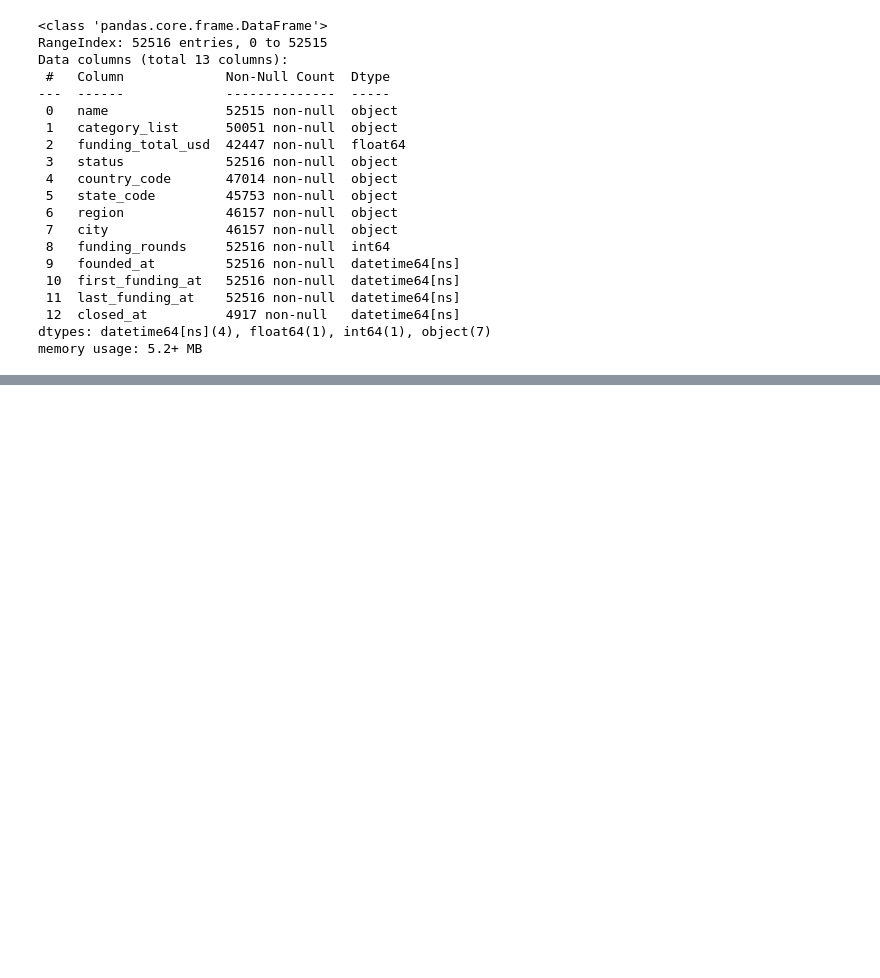
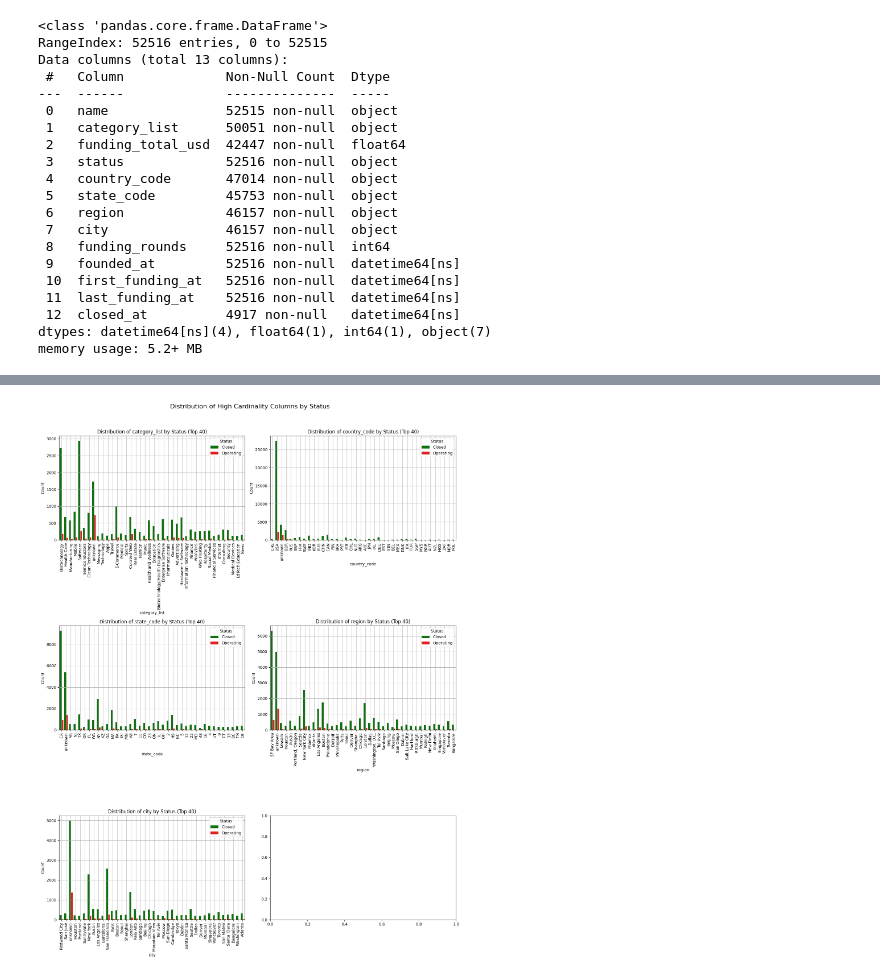
Before and after one commit to dsft54/startups, a Jupyter notebook: main.ipynb, the cells around one changed output, grey strips where cells are left out. Cells and saved outputs as stored; diff of their text form; code cells hidden in the pictures; blank space fills up the shorter version.

```diff
--- a/main.ipynb
+++ b/main.ipynb
@@ -315,0 +400,19 @@ Index(['3d', '3d printing', '3d technology', 'accounting', 'active lifestyle',
+# %%
+fig, axes = plt.subplots(nrows=(len(high_cardinality_columns) + 1) // 2, ncols=2, figsize=(15, 20))
+fig.suptitle('Distribution of High Cardinality Columns by Status', fontsize=16)
+
+for i, col in enumerate(high_cardinality_columns):
+    ax = axes[i // 2, i % 2]
+    top_values = data_filled[col].value_counts().nlargest(40).index
+    sns.countplot(data=data_filled[data_filled[col].isin(top_values)], x=col, hue='status', ax=ax, palette={'operating': 'green', 'closed': 'red'})
+    ax.set_title(f'Distribution of {col} by Status (Top 40)')
+    ax.set_xlabel(col)
+    ax.set_ylabel('Count')
+    ax.legend(labels=['Closed', 'Operating'], title='Status')
+    ax.grid(True)
+    ax.tick_params(axis='x', rotation=90)
+
+plt.tight_layout(rect=[0, 0, 1, 0.96])
+plt.show()
+# %% [output]
+[figure, added]
```
Also changed, not shown: parts of 11 cells of this notebook.
